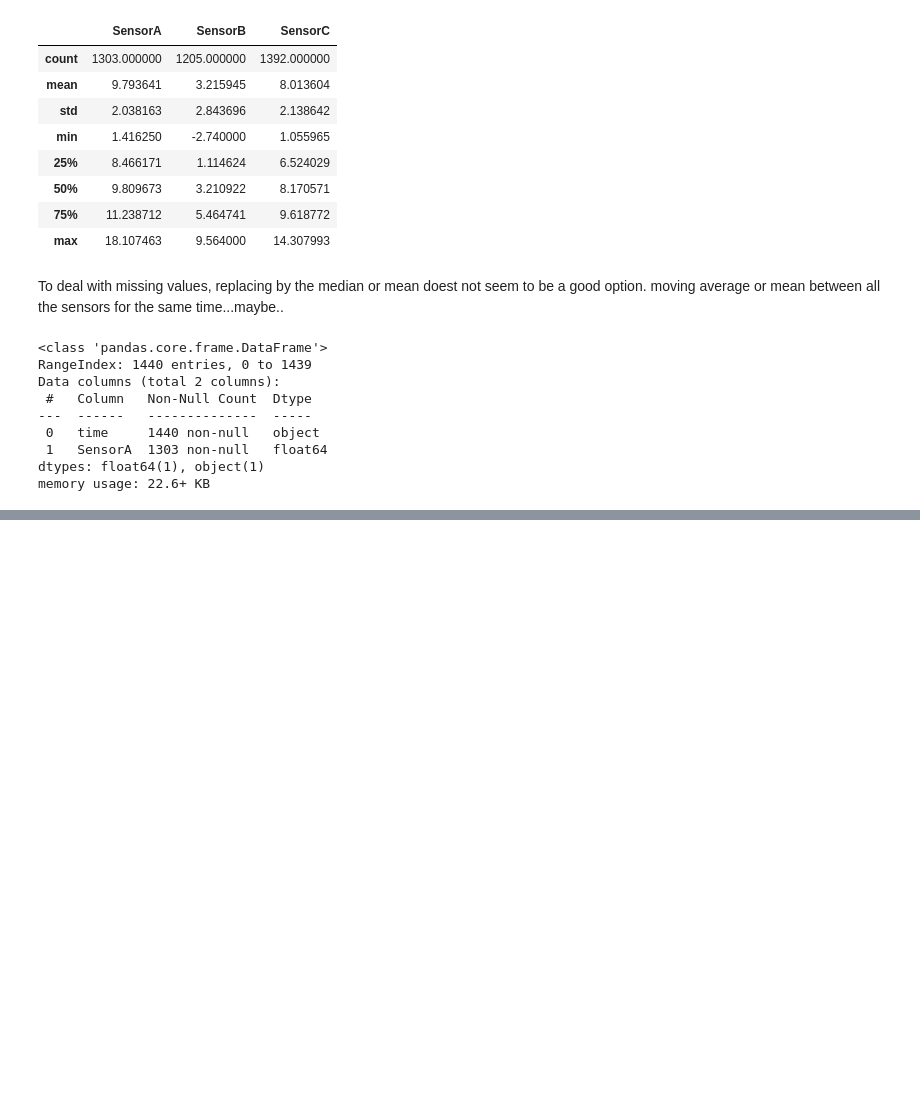
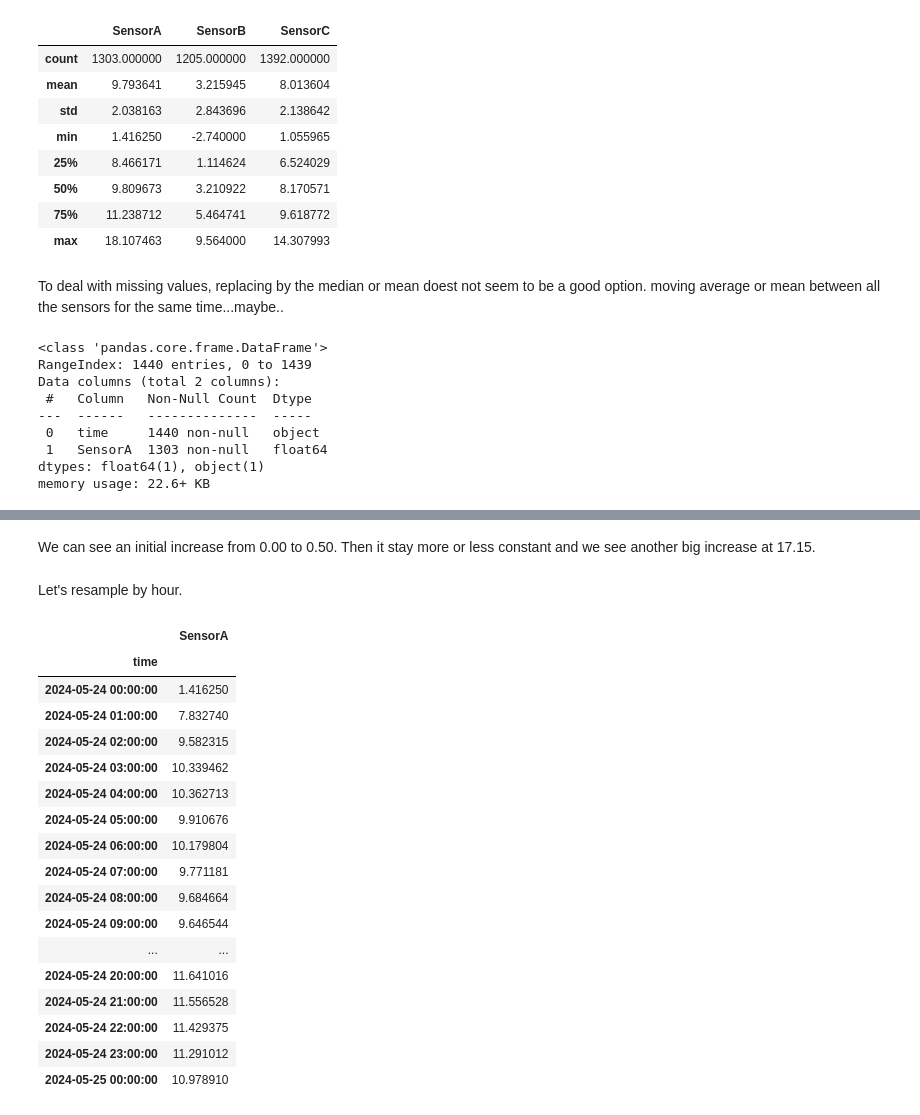
Before and after one commit to bibi643/Time_series_Project1, a Jupyter notebook: sensor_data.ipynb, the cells around one changed output, grey strips where cells are left out. Saved outputs shown, nothing was run; the diff lists cells and outputs as text; code cells hidden in the pictures; blank space fills up the shorter version.

```diff
--- a/sensor_data.ipynb
+++ b/sensor_data.ipynb
@@ -109,4 +109 @@ sensorA
 1440 rows × 2 columns
-# %%
-sensorA['time']=sensorA['time'].dt.strftime('%H:%M')
-sensorA
@@ -126,0 +110,3 @@ sensorA
+# %%
+sensorA=sensorA.set_index(pd.DatetimeIndex(sensorA['time'])).drop(columns='time')
+sensorA.info()
@@ -148,3 +140,0 @@ So we will first, delete those lines and then will perform a moving average to s
-# %%
-sensorA=sensorA.dropna(subset=['SensorA'])
-sensorA.info()
@@ -236,0 +177,26 @@ AttributeError: Can only use .dt accessor with datetimelike values
+# %% [markdown]
+We can see an initial increase from 0.00 to 0.50. Then it stay more or less constant and we see another big increase at 17.15.
+# %% [markdown]
+Let's resample by hour.
+# %%
+sensorA_60res=sensorA.resample('60min',label='right',closed='right').mean()
+sensorA_60res
+# %% [output]
+|  | SensorA |
+| time |  |
+| 2024-05-24 00:00:00 | 1.416250 |
+| 2024-05-24 01:00:00 | 7.832740 |
+| 2024-05-24 02:00:00 | 9.582315 |
+| 2024-05-24 03:00:00 | 10.339462 |
+| 2024-05-24 04:00:00 | 10.362713 |
+| 2024-05-24 05:00:00 | 9.910676 |
+| 2024-05-24 06:00:00 | 10.179804 |
+| 2024-05-24 07:00:00 | 9.771181 |
+| 2024-05-24 08:00:00 | 9.684664 |
+| 2024-05-24 09:00:00 | 9.646544 |
+| ... | ... |
+| 2024-05-24 20:00:00 | 11.641016 |
+| 2024-05-24 21:00:00 | 11.556528 |
+| 2024-05-24 22:00:00 | 11.429375 |
+| 2024-05-24 23:00:00 | 11.291012 |
+| 2024-05-25 00:00:00 | 10.978910 |
```
Also changed, not shown: parts of 30 cells of this notebook, 1 other file.
